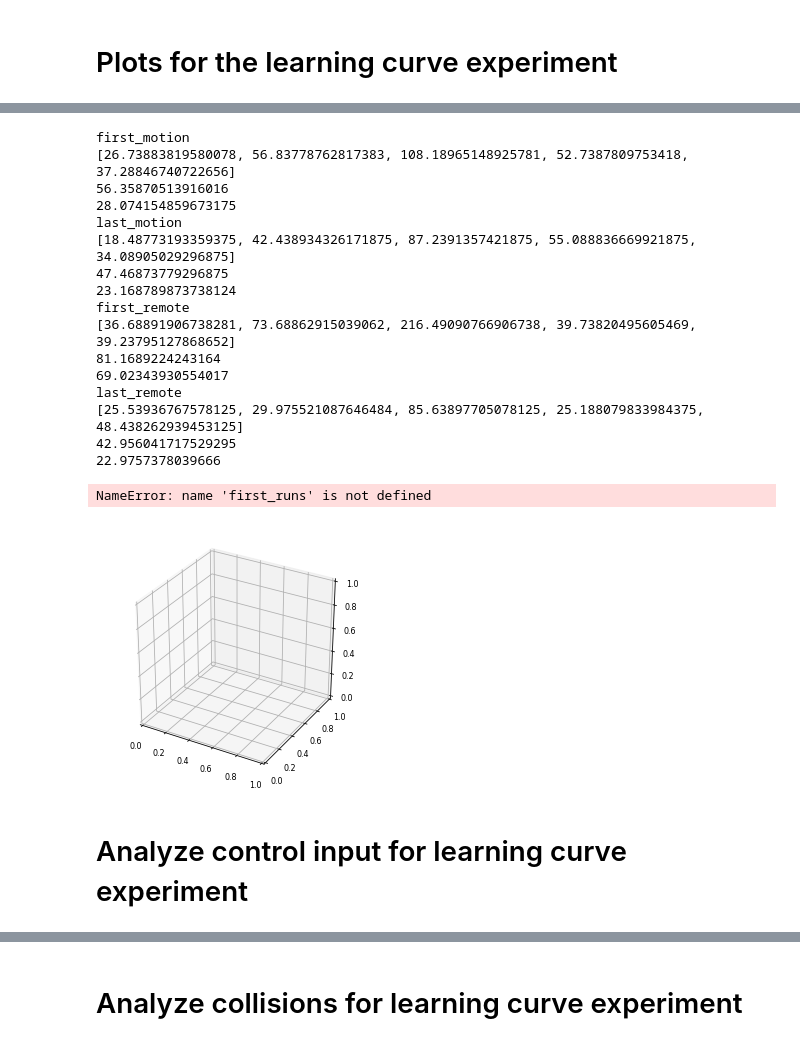
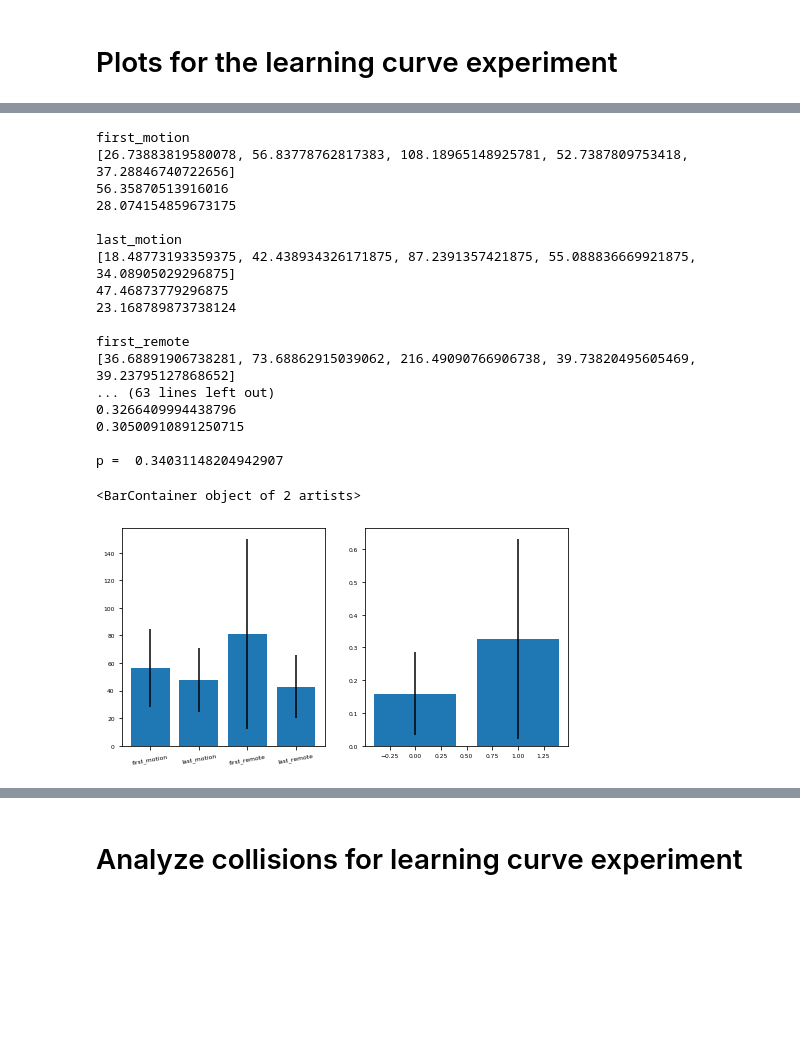
Before and after one commit to medioman22/Bidirectional_Interface, a Jupyter notebook: data_analysis/data_analysis_new.ipynb, the cells around one changed output, grey strips where cells are left out. Drawn from its saved outputs; the diff is of its cells as text; code cells hidden in the pictures; blank space fills up the shorter version.

Commit message:
improve data analysis

```diff
--- a/data_analysis/data_analysis_new.ipynb
+++ b/data_analysis/data_analysis_new.ipynb
@@ -78,57 +217,22 @@ for subject in subjects:
-# %%
-fields = ['first_motion', 'last_motion', 'first_remote', 'last_remote']
-
-sub_remote = [x for x in subjects if 'Controller' in x]
-sub_motion = [x for x in subjects if 'Motion' in x]
-
-logs['first_motion'] = [logs[x][0] for x in sub_motion]
-logs['last_motion'] = [logs[x][-1] for x in sub_motion]
-logs['first_remote'] = [logs[x][0] for x in sub_remote]
-logs['last_remote'] = [logs[x][-1] for x in sub_remote]
-
-
-time = {}
-for i in fields:
-    time[i] = []
-    for j in logs[i]:
-        time[i].append(compTime(j))
-    print(i)
-    print(time[i])
-    print(np.mean(time[i]))
-    print(np.std(time[i]))
-# %% [output]
-first_motion
-[26.73883819580078, 56.83778762817383, 108.18965148925781, 52.7387809753418, 37.28846740722656]
-56.35870513916016
-28.074154859673175
-last_motion
-[18.48773193359375, 42.438934326171875, 87.2391357421875, 55.088836669921875, 34.08905029296875]
-47.46873779296875
-23.168789873738124
-first_remote
-[36.68891906738281, 73.68862915039062, 216.49090766906738, 39.73820495605469, 39.23795127868652]
-81.1689224243164
-69.02343930554017
-last_remote
-[25.53936767578125, 29.975521087646484, 85.63897705078125, 25.188079833984375, 48.438262939453125]
-42.956041717529295
-22.9757378039666
-# %%
-fig = plt.figure(figsize=(10,10))
-
-plt.rcParams.update({'font.size': 8})
-
-ax = fig.add_subplot(221, projection='3d')
-for idx,log in enumerate(first_runs):
-    ax.scatter(log['dronePosition.x'],log['dronePosition.z'],log['dronePosition.y'], s = 1, label='Controller, first try subject '+str(idx))
-define_plot_pos(ax)
-fig = plt.figure(figsize=(10,10))
-ax = fig.add_subplot(222, projection='3d')
-for idx,log in enumerate(last_runs):
-    ax.scatter(log['dronePosition.x'],log['dronePosition.z'],log['dronePosition.y'], s = 1, label='Controller, last try subject '+str(idx))
-define_plot_pos(ax)
-# %% [output]
-NameError: name 'first_runs' is not defined
-[figure, removed]
-# %% [markdown]
-# Analyze control input for learning curve experiment
+# %%
+time = runBasicAnalysis(compTime)
+# %% [output]
+first_motion
+[26.73883819580078, 56.83778762817383, 108.18965148925781, 52.7387809753418, 37.28846740722656]
+56.35870513916016
+28.074154859673175
+
+last_motion
+[18.48773193359375, 42.438934326171875, 87.2391357421875, 55.088836669921875, 34.08905029296875]
+47.46873779296875
+23.168789873738124
+
+first_remote
+[36.68891906738281, 73.68862915039062, 216.49090766906738, 39.73820495605469, 39.23795127868652]
+... (63 lines left out)
+0.3266409994438796
+0.30500910891250715
+
+p =  0.34031148204942907
+<BarContainer object of 2 artists>
+[figure, added]
```
Also changed, not shown: parts of 30 cells of this notebook.
